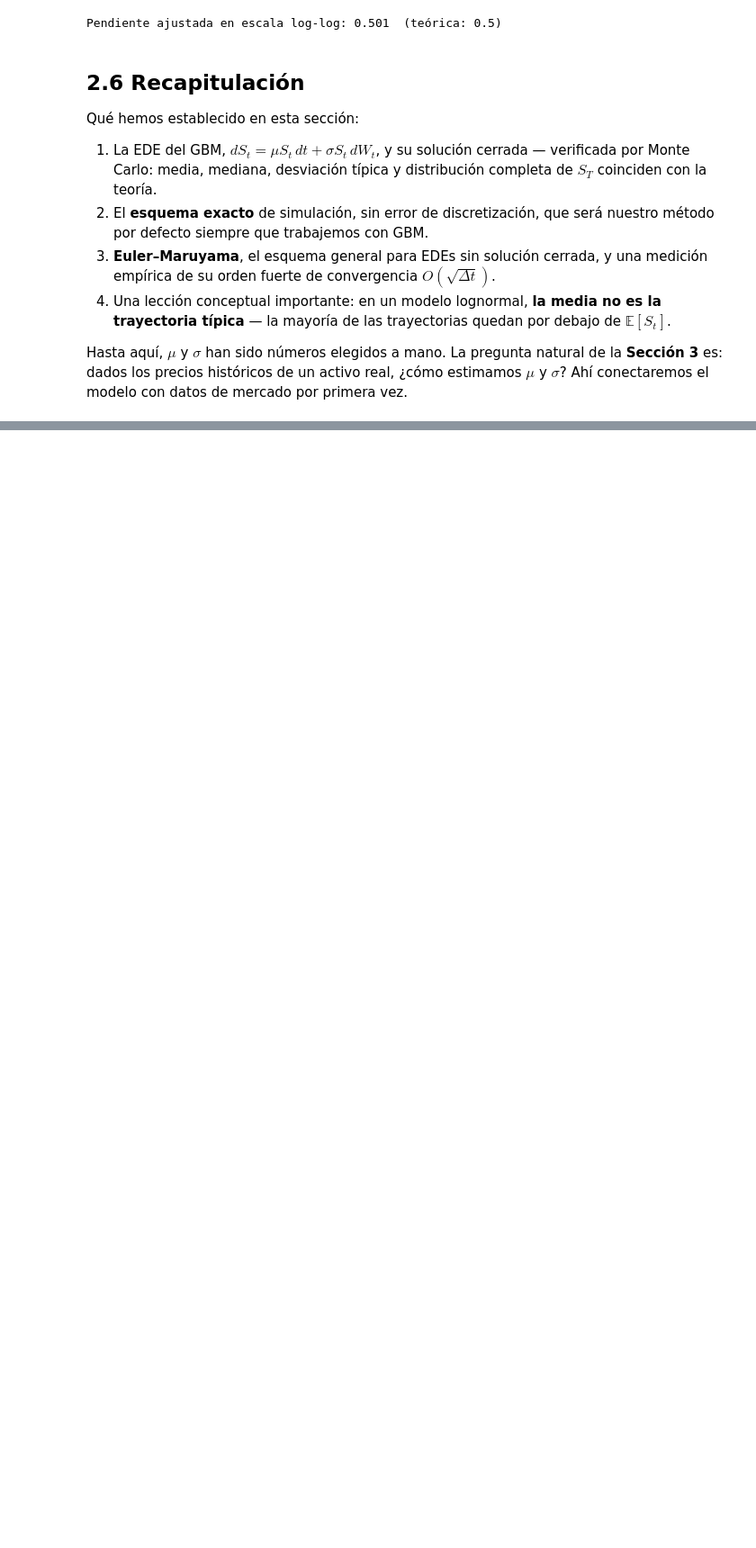
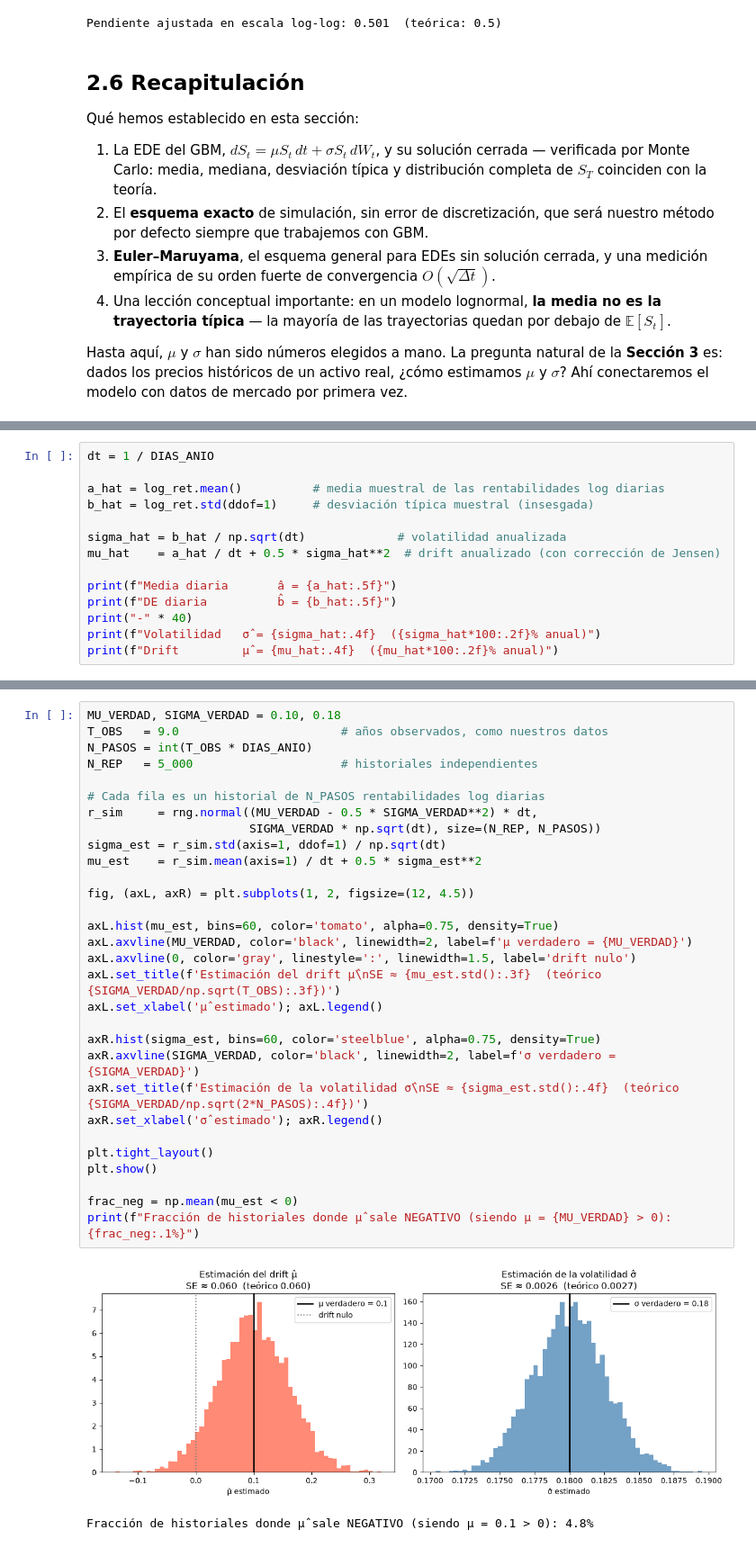
Before and after one commit to jorgeRL05/monte-carlo-quant, a Jupyter notebook: notebooks/modulo_02_gbm.ipynb, the cells around one changed output, grey strips where cells are left out. Shown at 90% size. Saved outputs shown, nothing was run; the diff lists cells and outputs as text; blank space fills up the shorter version.

```diff
--- a/notebooks/modulo_02_gbm.ipynb
+++ b/notebooks/modulo_02_gbm.ipynb
@@ -384,0 +482,14 @@ Hasta aquí, $\mu$ y $\sigma$ han sido números elegidos a mano. La pregunta nat
+# %%
+dt = 1 / DIAS_ANIO
+
+a_hat = log_ret.mean()          # media muestral de las rentabilidades log diarias
+b_hat = log_ret.std(ddof=1)     # desviación típica muestral (insesgada)
+
+sigma_hat = b_hat / np.sqrt(dt)             # volatilidad anualizada
+mu_hat    = a_hat / dt + 0.5 * sigma_hat**2  # drift anualizado (con corrección de Jensen)
+
+print(f"Media diaria       â = {a_hat:.5f}")
+print(f"DE diaria          b̂ = {b_hat:.5f}")
+print("-" * 40)
+print(f"Volatilidad   σ̂ = {sigma_hat:.4f}  ({sigma_hat*100:.2f}% anual)")
+print(f"Drift         μ̂ = {mu_hat:.4f}  ({mu_hat*100:.2f}% anual)")
@@ -384,0 +519,33 @@ Hasta aquí, $\mu$ y $\sigma$ han sido números elegidos a mano. La pregunta nat
+# %%
+MU_VERDAD, SIGMA_VERDAD = 0.10, 0.18
+T_OBS   = 9.0                       # años observados, como nuestros datos
+N_PASOS = int(T_OBS * DIAS_ANIO)
+N_REP   = 5_000                     # historiales independientes
+
+# Cada fila es un historial de N_PASOS rentabilidades log diarias
+r_sim     = rng.normal((MU_VERDAD - 0.5 * SIGMA_VERDAD**2) * dt,
+                       SIGMA_VERDAD * np.sqrt(dt), size=(N_REP, N_PASOS))
+sigma_est = r_sim.std(axis=1, ddof=1) / np.sqrt(dt)
+mu_est    = r_sim.mean(axis=1) / dt + 0.5 * sigma_est**2
+
+fig, (axL, axR) = plt.subplots(1, 2, figsize=(12, 4.5))
+
+axL.hist(mu_est, bins=60, color='tomato', alpha=0.75, density=True)
+axL.axvline(MU_VERDAD, color='black', linewidth=2, label=f'μ verdadero = {MU_VERDAD}')
+axL.axvline(0, color='gray', linestyle=':', linewidth=1.5, label='drift nulo')
+axL.set_title(f'Estimación del drift μ̂\nSE ≈ {mu_est.std():.3f}  (teórico {SIGMA_VERDAD/np.sqrt(T_OBS):.3f})')
+axL.set_xlabel('μ̂ estimado'); axL.legend()
+
+axR.hist(sigma_est, bins=60, color='steelblue', alpha=0.75, density=True)
+axR.axvline(SIGMA_VERDAD, color='black', linewidth=2, label=f'σ verdadero = {SIGMA_VERDAD}')
+axR.set_title(f'Estimación de la volatilidad σ̂\nSE ≈ {sigma_est.std():.4f}  (teórico {SIGMA_VERDAD/np.sqrt(2*N_PASOS):.4f})')
+axR.set_xlabel('σ̂ estimado'); axR.legend()
+
+plt.tight_layout()
+plt.show()
+
+frac_neg = np.mean(mu_est < 0)
+print(f"Fracción de historiales donde μ̂ sale NEGATIVO (siendo μ = {MU_VERDAD} > 0): {frac_neg:.1%}")
+# %% [output]
+[figure, added]
+Fracción de historiales donde μ̂ sale NEGATIVO (siendo μ = 0.1 > 0): 4.8%
```
Also changed, not shown: parts of 17 cells of this notebook, 1 other file.
